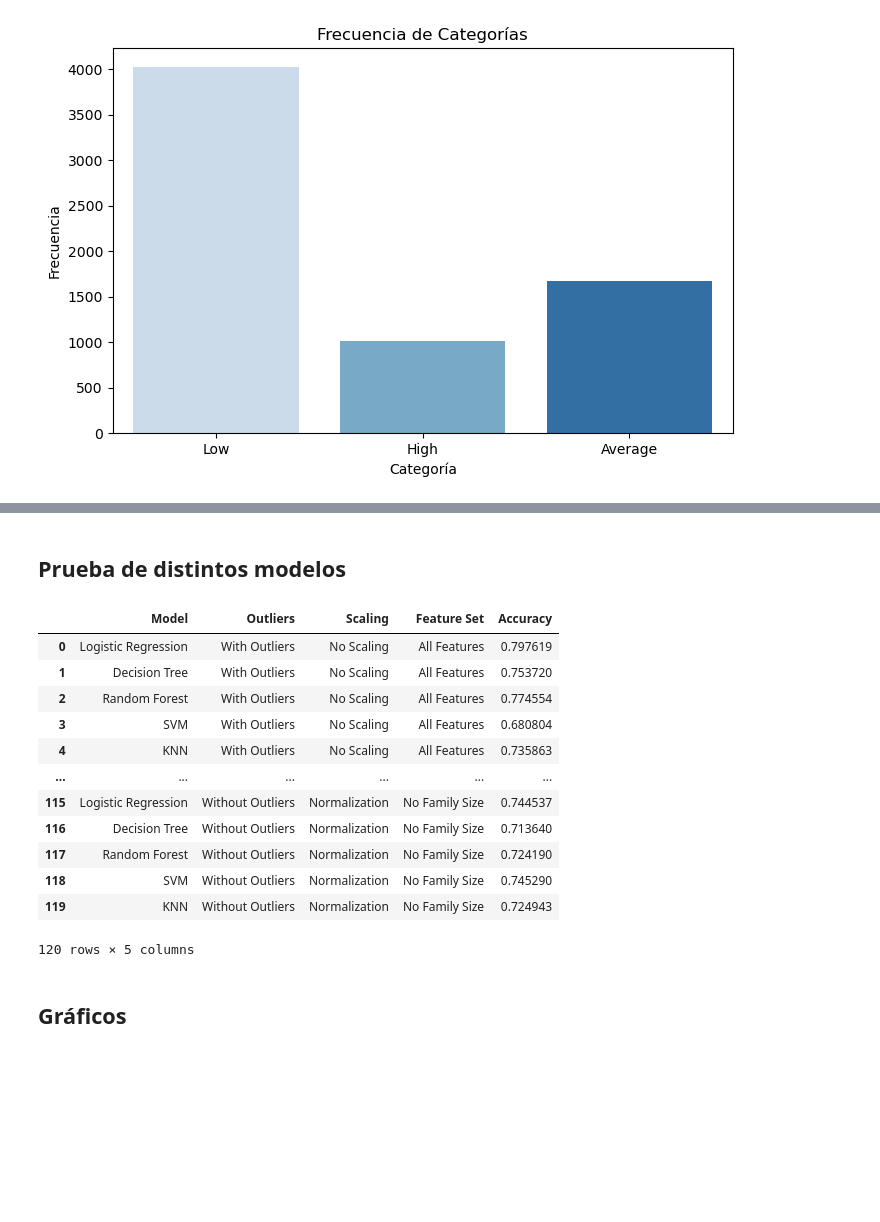
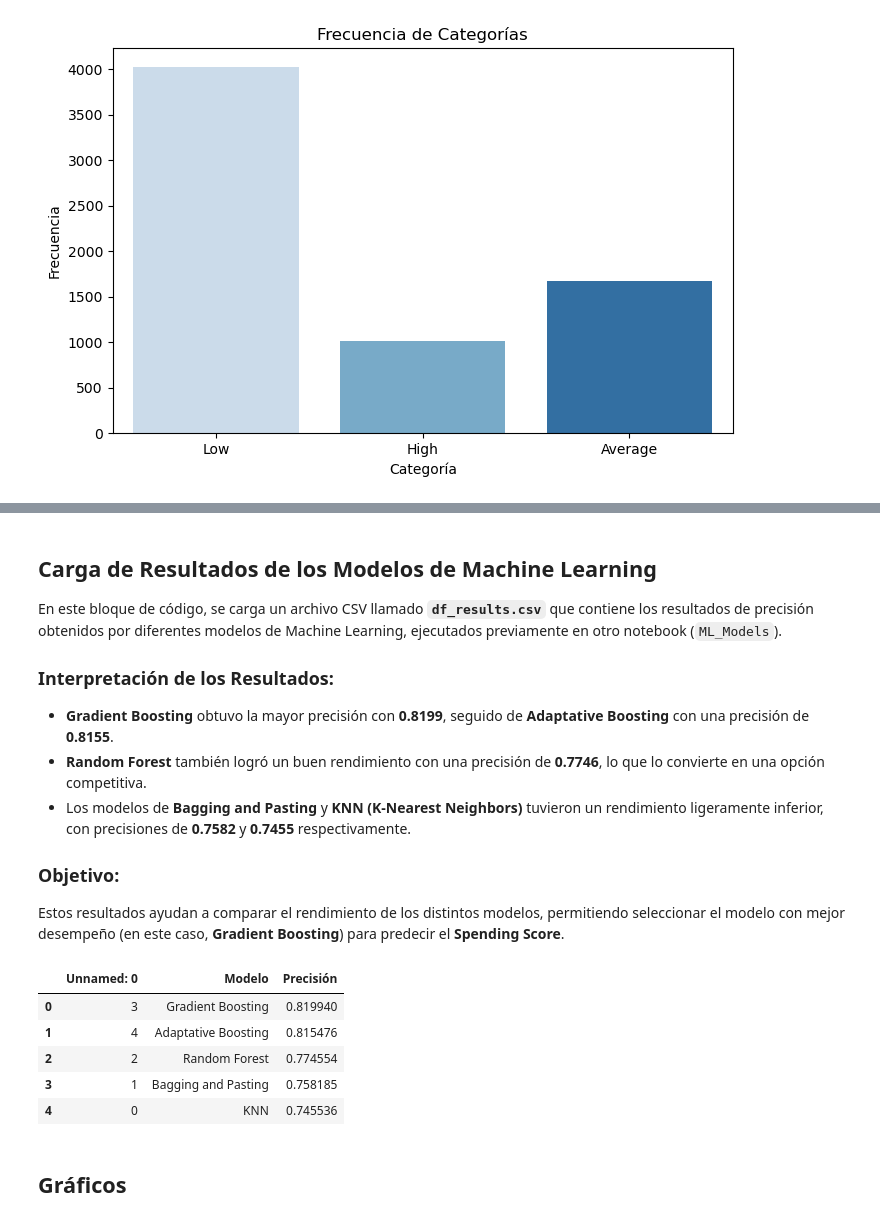
Before and after one commit to harimrys/ML-Project, a Jupyter notebook: notebooks/main.ipynb, the cells around one changed output, grey strips where cells are left out. Cells and saved outputs as stored; diff of their text form; code cells hidden in the pictures; blank space fills up the shorter version.

```diff
--- a/notebooks/main.ipynb
+++ b/notebooks/main.ipynb
@@ -93,24 +212,28 @@ target.to_csv('../data/target.csv', index=False)
 # %%
 # Matriz de correlación
 correlacion(features)
-# %% [markdown]
-## Prueba de distintos modelos
+# %% [markdown]
+## Carga de Resultados de los Modelos de Machine Learning
+
+En este bloque de código, se carga un archivo CSV llamado **`df_results.csv`** que contiene los resultados de precisión obtenidos por diferentes modelos de Machine Learning, ejecutados previamente en otro notebook (`ML_Models`).
+
+
+### Interpretación de los Resultados:
+- **Gradient Boosting** obtuvo la mayor precisión con **0.8199**, seguido de **Adaptative Boosting** con una precisión de **0.8155**.
+- **Random Forest** también logró un buen rendimiento con una precisión de **0.7746**, lo que lo convierte en una opción competitiva.
+- Los modelos de **Bagging and Pasting** y **KNN (K-Nearest Neighbors)** tuvieron un rendimiento ligeramente inferior, con precisiones de **0.7582** y **0.7455** respectivamente.
+
+### Objetivo:
+Estos resultados ayudan a comparar el rendimiento de los distintos modelos, permitiendo seleccionar el modelo con mejor desempeño (en este caso, **Gradient Boosting**) para predecir el **Spending Score**.
 # %%
-df_results = pd.read_csv("../data/model_comparison_results.csv")
+df_results = pd.read_csv("../data/df_results.csv")
 df_results
 # %% [output]
-|  | Model | Outliers | Scaling | Feature Set | Accuracy |
-| 0 | Logistic Regression | With Outliers | No Scaling | All Features | 0.797619 |
-| 1 | Decision Tree | With Outliers | No Scaling | All Features | 0.753720 |
-| 2 | Random Forest | With Outliers | No Scaling | All Features | 0.774554 |
-| 3 | SVM | With Outliers | No Scaling | All Features | 0.680804 |
-| 4 | KNN | With Outliers | No Scaling | All Features | 0.735863 |
-| ... | ... | ... | ... | ... | ... |
-| 115 | Logistic Regression | Without Outliers | Normalization | No Family Size | 0.744537 |
-| 116 | Decision Tree | Without Outliers | Normalization | No Family Size | 0.713640 |
-| 117 | Random Forest | Without Outliers | Normalization | No Family Size | 0.724190 |
-| 118 | SVM | Without Outliers | Normalization | No Family Size | 0.745290 |
-| 119 | KNN | Without Outliers | Normalization | No Family Size | 0.724943 |
+|  | Unnamed: 0 | Modelo | Precisión |
+| 0 | 3 | Gradient Boosting | 0.819940 |
+| 1 | 4 | Adaptative Boosting | 0.815476 |
+| 2 | 2 | Random Forest | 0.774554 |
+| 3 | 1 | Bagging and Pasting | 0.758185 |
+| 4 | 0 | KNN | 0.745536 |
-120 rows × 5 columns
 # %% [markdown]
 ## Gráficos
```
Also changed, not shown: parts of 15 cells of this notebook, 5 other files.
